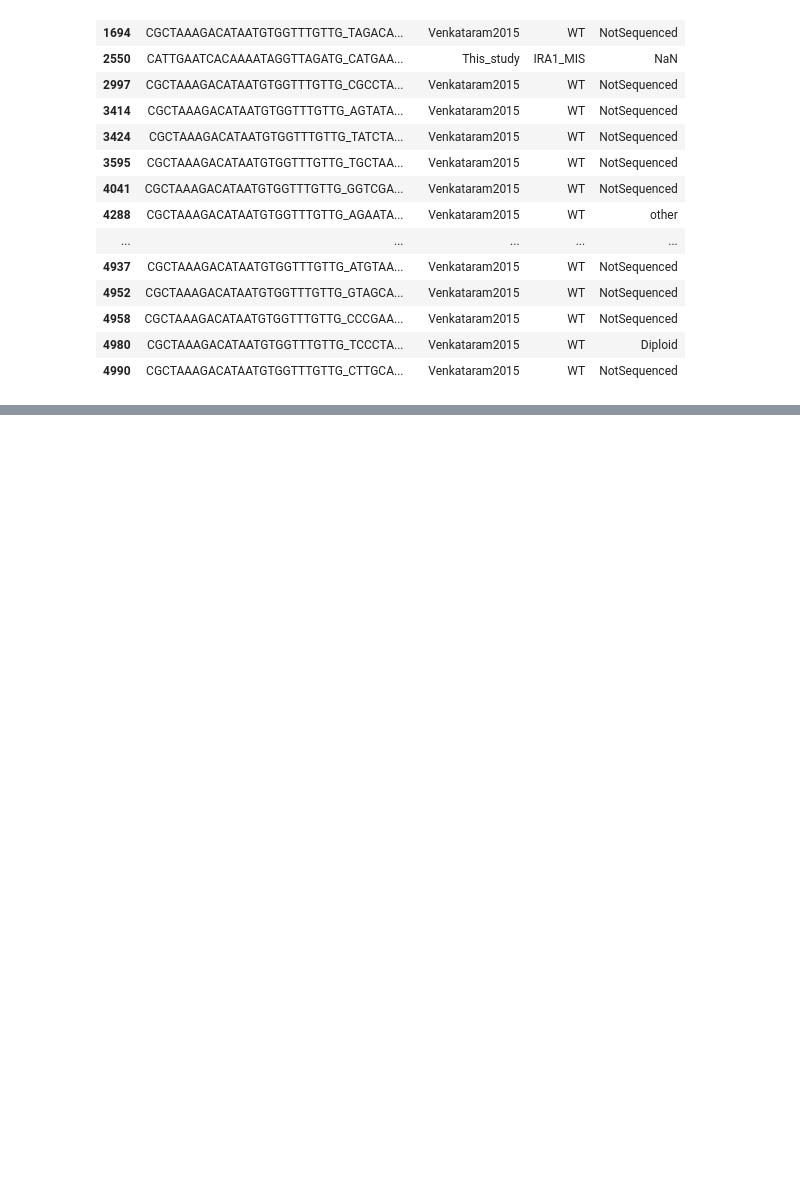
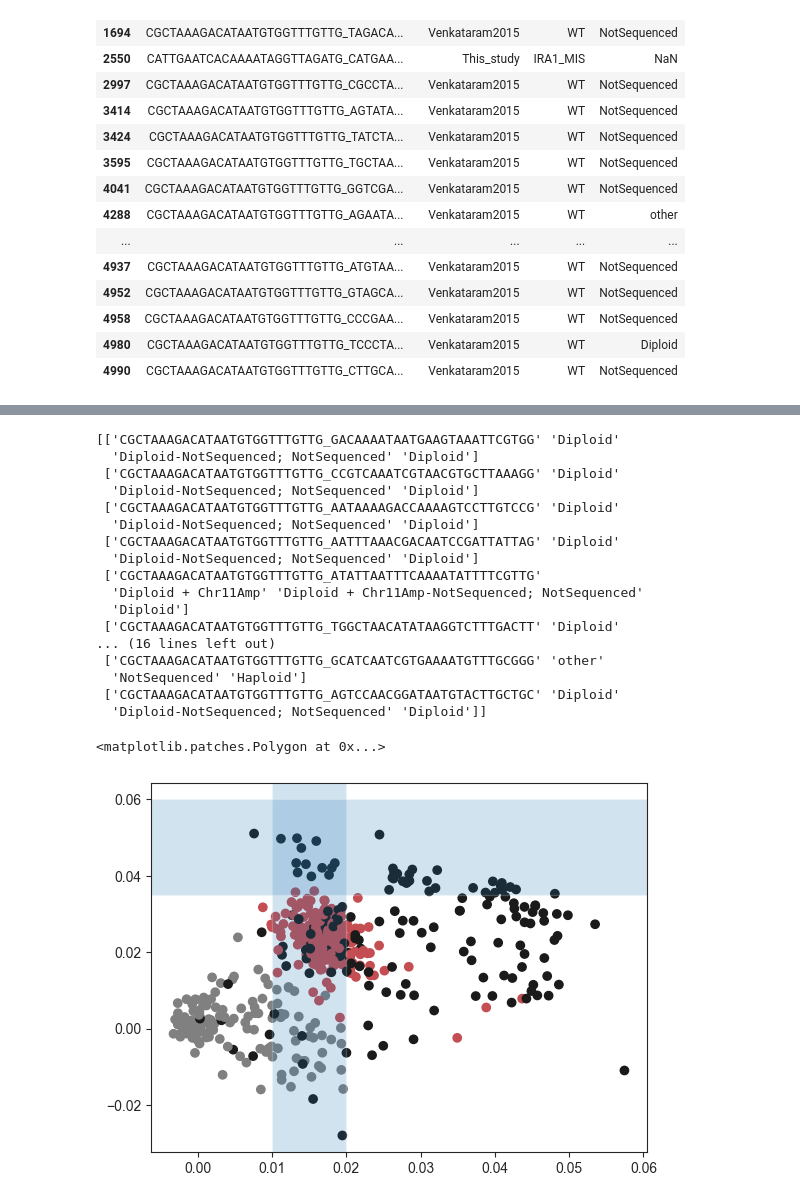
Before and after one commit to grantkinsler/EvolvingFront, a Jupyter notebook: code/processing/WGS/organizing_mutations_and_fitness.ipynb, the cells around one changed output, grey strips where cells are left out. Cells and saved outputs as stored; diff of their text form; code cells hidden in the pictures; blank space fills up the shorter version.

```diff
--- a/code/processing/WGS/organizing_mutations_and_fitness.ipynb
+++ b/code/processing/WGS/organizing_mutations_and_fitness.ipynb
@@ -746,8 +749,14 @@ manual_putative_additions = [
     'GPR1', # involved in Ras/PKA pathway
     'PAN2', # involved in deadenylation, interacts with PAB1
     'PAN3', # involved in deadenylation, interacts with PAB1
+    'SCH9',
+    'RAS2',
+    'YAK1',
+    'TFS1',
     'GPB1',
-    'MDH2'
+    'MDH2',
+    'HOG1',
+    'PBS2',
 
 ]
 
@@ -1374 +1398,46 @@ Converged! 0 0
+# %%
+print(merged_fitness[((merged_fitness['ancestor']=='WT') &
+                (merged_fitness['source_publication']!='Li2019') &
+               (merged_fitness['FerPerHour']> 0.006) &
+               (merged_fitness['FerPerHour']< 0.02 ) &
+               (merged_fitness['ResPerHour']>0.035 ) &
+               (merged_fitness['ResPerHour']<0.06 )
+#                 &
+#                (~p.isnull(merged_fitness['gene']))
+               )][['barcode','gene','all_mutations','ploidy_new']].values)
+
+this_data = merged_fitness[(merged_fitness['ancestor']=='WT') & (merged_fitness['source_publication']!='Li2019')]
+colors_here = []
+for old_class in this_data['class'].values:
+    if old_class == 'neutral_haploids':
+        colors_here.append('gray')
+    elif old_class == 'pure_diploids':
+        colors_here.append('r')
+    else:
+        colors_here.append('k')
+
+plt.scatter(this_data['FerPerHour'],
+            this_data['ResPerHour'],c=colors_here)
+plt.axvspan(0.01,0.02,alpha=0.2)
+plt.axhspan(0.035,0.06,alpha=0.2)
+# %% [output]
+[['CGCTAAAGACATAATGTGGTTTGTTG_GACAAAATAATGAAGTAAATTCGTGG' 'Diploid'
+  'Diploid-NotSequenced; NotSequenced' 'Diploid']
+ ['CGCTAAAGACATAATGTGGTTTGTTG_CCGTCAAATCGTAACGTGCTTAAAGG' 'Diploid'
+  'Diploid-NotSequenced; NotSequenced' 'Diploid']
+ ['CGCTAAAGACATAATGTGGTTTGTTG_AATAAAAGACCAAAAGTCCTTGTCCG' 'Diploid'
+  'Diploid-NotSequenced; NotSequenced' 'Diploid']
+ ['CGCTAAAGACATAATGTGGTTTGTTG_AATTTAAACGACAATCCGATTATTAG' 'Diploid'
+  'Diploid-NotSequenced; NotSequenced' 'Diploid']
+ ['CGCTAAAGACATAATGTGGTTTGTTG_ATATTAATTTCAAAATATTTTCGTTG'
+  'Diploid + Chr11Amp' 'Diploid + Chr11Amp-NotSequenced; NotSequenced'
+  'Diploid']
+ ['CGCTAAAGACATAATGTGGTTTGTTG_TGGCTAACATATAAGGTCTTTGACTT' 'Diploid'
+... (16 lines left out)
+ ['CGCTAAAGACATAATGTGGTTTGTTG_GCATCAATCGTGAAAATGTTTGCGGG' 'other'
+  'NotSequenced' 'Haploid']
+ ['CGCTAAAGACATAATGTGGTTTGTTG_AGTCCAACGGATAATGTACTTGCTGC' 'Diploid'
+  'Diploid-NotSequenced; NotSequenced' 'Diploid']]
+<matplotlib.patches.Polygon at 0x...>
+[figure, added]
 # %%
```
Also changed, not shown: parts of 15 cells of this notebook, 29 other files.
